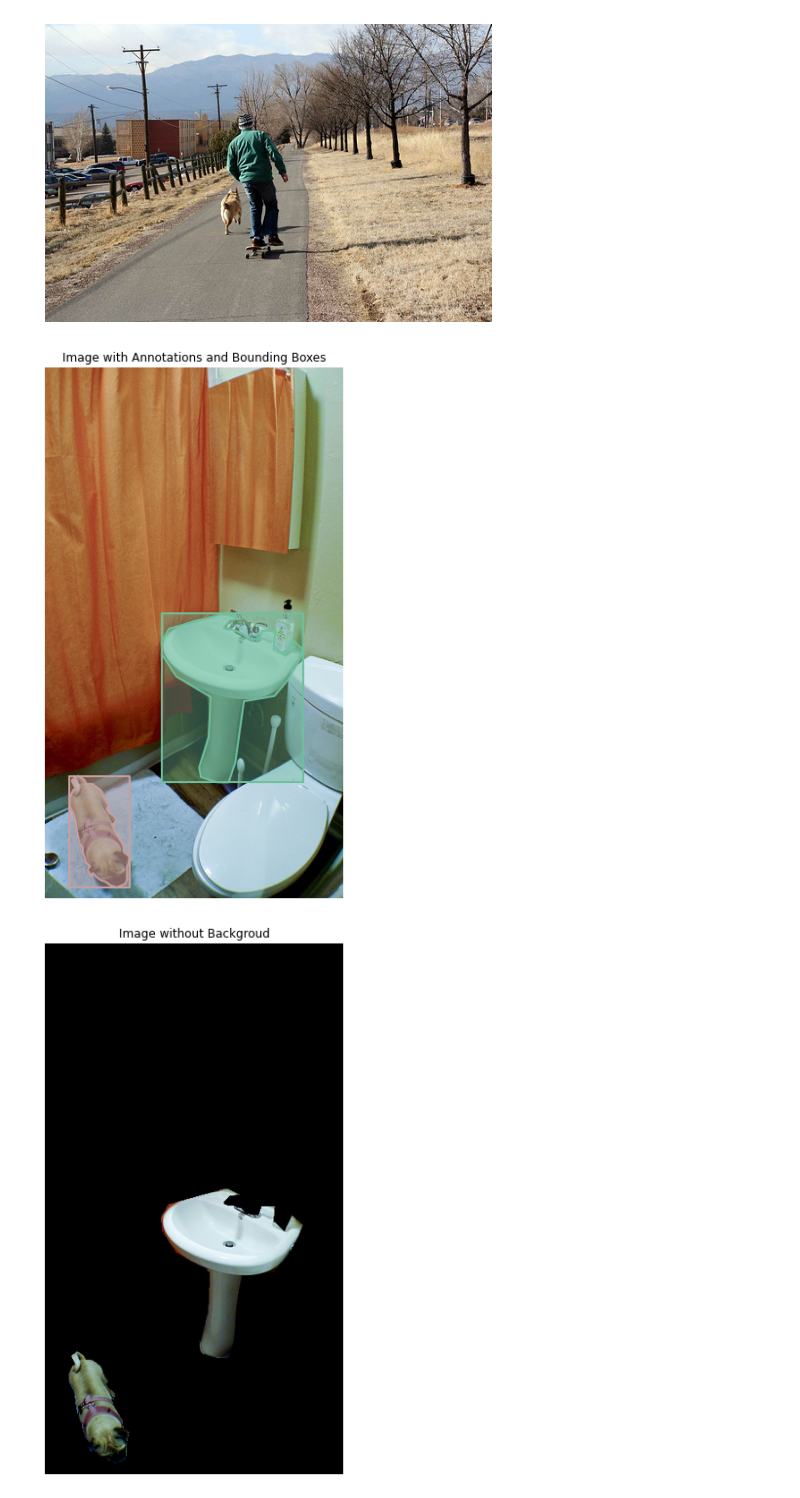
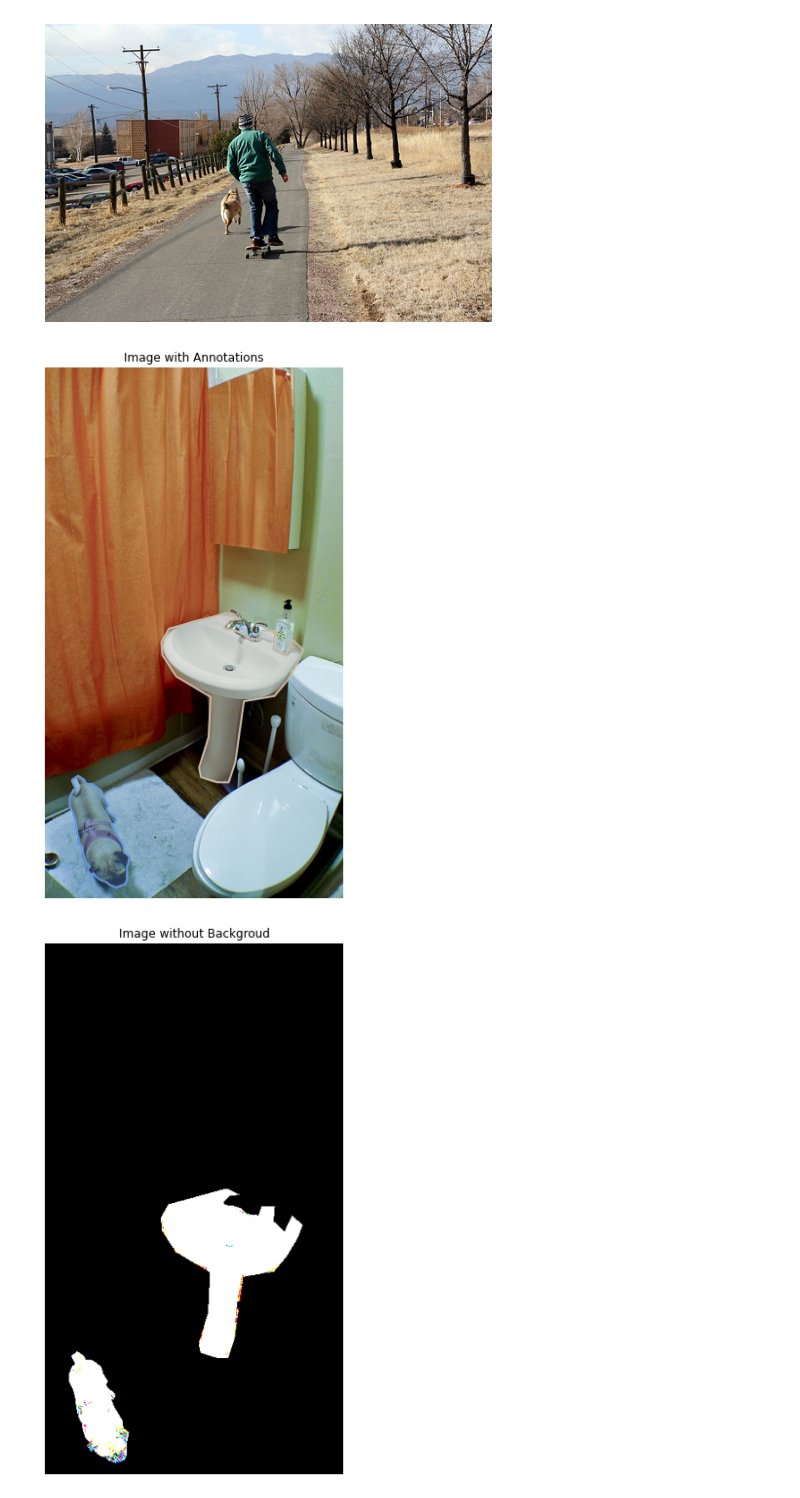
Before and after one commit to Afosado/cocoapi, a Jupyter notebook: PythonAPI/customPycocoDemo.ipynb, the cells around one changed output. Saved outputs shown, nothing was run; the diff lists cells and outputs as text; code cells hidden in the pictures.

```diff
--- a/PythonAPI/customPycocoDemo.ipynb
+++ b/PythonAPI/customPycocoDemo.ipynb
@@ -134,13 +135,14 @@ def display_with_ann(categories, draw_bbox, b_and_w):
     #element-wise multiplication to extract only annotated figures
     if b_and_w:
         output_image = ((output_image*I) > 0) * 255
-        plt.imshow((output_image).astype(int), cmap='gray')
+        img = color.rgb2gray(output_image)
+        plt.imshow((img).astype(int), cmap='gray')
     else:
         plt.imshow((output_image*I).astype(int))
     plt.axis('off')
     plt.title('Image without Backgroud')
 # %%
-display_with_ann(['dog', 'sink'], draw_bbox=True, b_and_w=False)
+display_with_ann(['dog', 'sink'], draw_bbox=False, b_and_w=True)
 # %% [output]
-[figure, old version]
+[figure, new version]
-[figure, old version]
+[figure, new version]
```
Also changed, not shown: parts of 1 cell of this notebook.
